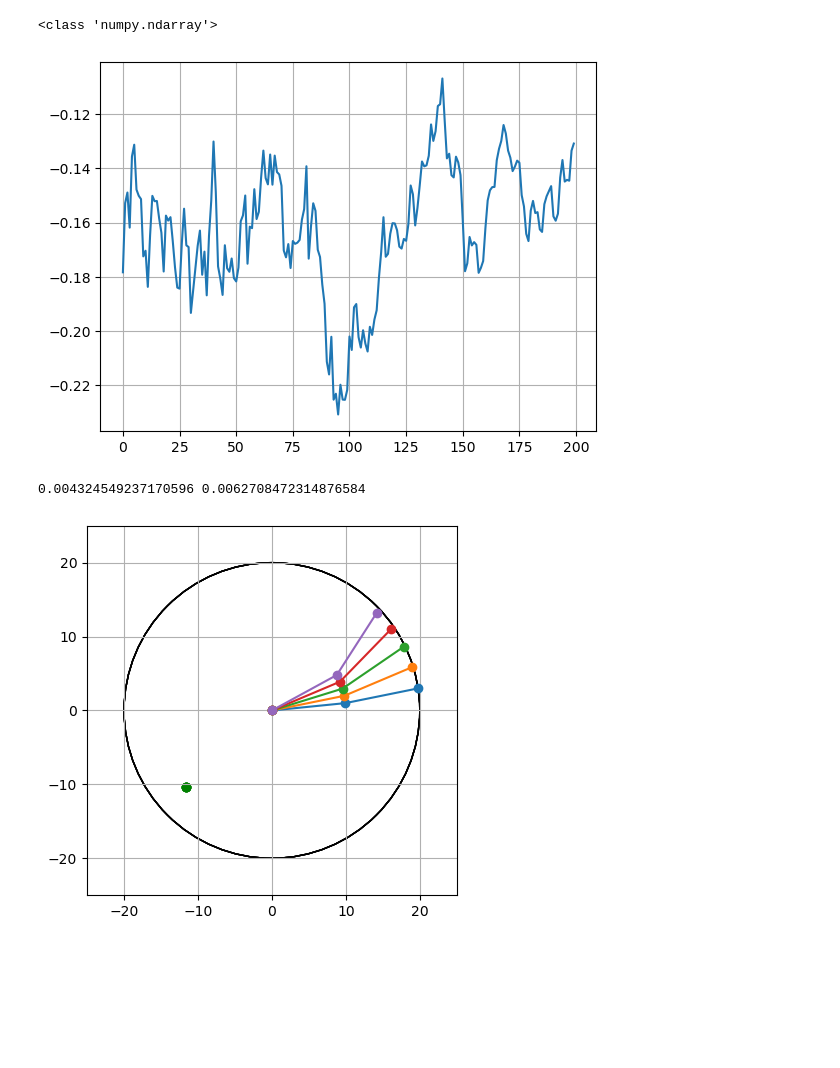
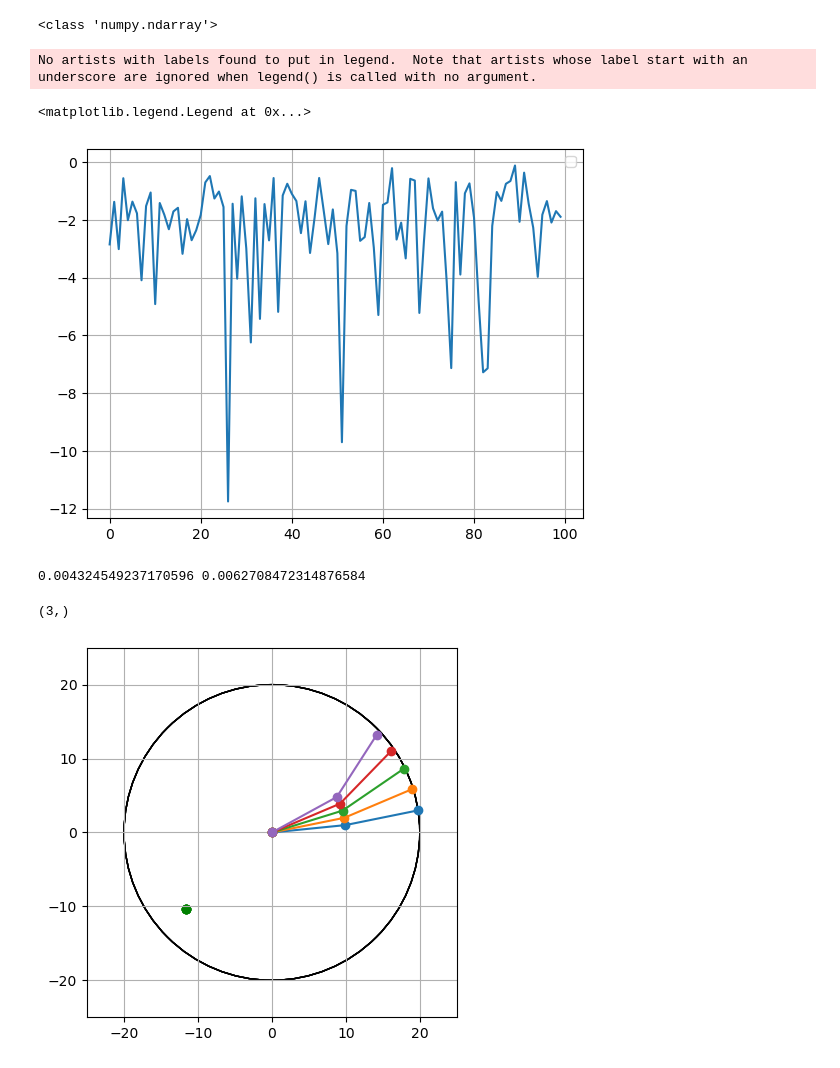
Before and after one commit to ImraanMitha/capstone, a Jupyter notebook: scratch.ipynb, the cells around one changed output. Cells and saved outputs as stored; diff of their text form; code cells hidden in the pictures; blank space fills up the shorter version.

```diff
--- a/scratch.ipynb
+++ b/scratch.ipynb
@@ -532,18 +532,32 @@ axes.add_artist(Drawing_uncolored_circle)
 plt.scatter(arr[:, 0], arr[:,1])
 plt.show()
 # %%
-reacher_rewards = np.load("/Users/Imraan/Library/CloudStorage/GoogleDrive-mitha019@umn.edu/My Drive/Capstone/models/0025/rewards.npy")
-average_rewards = np.load("/Users/Imraan/Library/CloudStorage/GoogleDrive-mitha019@umn.edu/My Drive/Capstone/models/0025/avg_rewards.npy")
-# plt.plot(reacher_rewards[100:])
-plt.plot(average_rewards[100:])
-# plt.ylim([-0.2,-0.025])
-plt.grid(True)
+rewards58 = np.load("/Users/Imraan/Library/CloudStorage/GoogleDrive-mitha019@umn.edu/My Drive/Capstone/models/0058/rewards.npy")
+rewards59 = np.load("/Users/Imraan/Library/CloudStorage/GoogleDrive-mitha019@umn.edu/My Drive/Capstone/models/0059/rewards.npy")
+
+average_rewards58 = np.load("/Users/Imraan/Library/CloudStorage/GoogleDrive-mitha019@umn.edu/My Drive/Capstone/models/0058/avg_rewards.npy")
+average_rewards59 = np.load("/Users/Imraan/Library/CloudStorage/GoogleDrive-mitha019@umn.edu/My Drive/Capstone/models/0059/avg_rewards.npy")
-# %% [output]
-[figure, removed]
+# %%
+# plt.plot(average_rewards58[800:], label="58")
+# plt.plot(average_rewards59[800:], label="59")
+
+plt.plot(rewards58[400:500])
+
+plt.grid(True)
+plt.legend()
+# %% [output]
+No artists with labels found to put in legend.  Note that artists whose label start with an underscore are ignored when legend() is called with no argument.
+<matplotlib.legend.Legend at 0x...>
+[figure, added]
 # %%
 print(3.118/721, 18.8/2998)
 # %% [output]
 0.004324549237170596 0.0062708472314876584
+# %%
+rand_angs = np.random.uniform(-np.pi, np.pi, 3)
+print(rand_angs.shape)
+# %% [output]
+(3,)
 # %%
 from manipulator_environment import *
 import numpy as np
```
Also changed, not shown: parts of 2 cells of this notebook, 3 other files.
